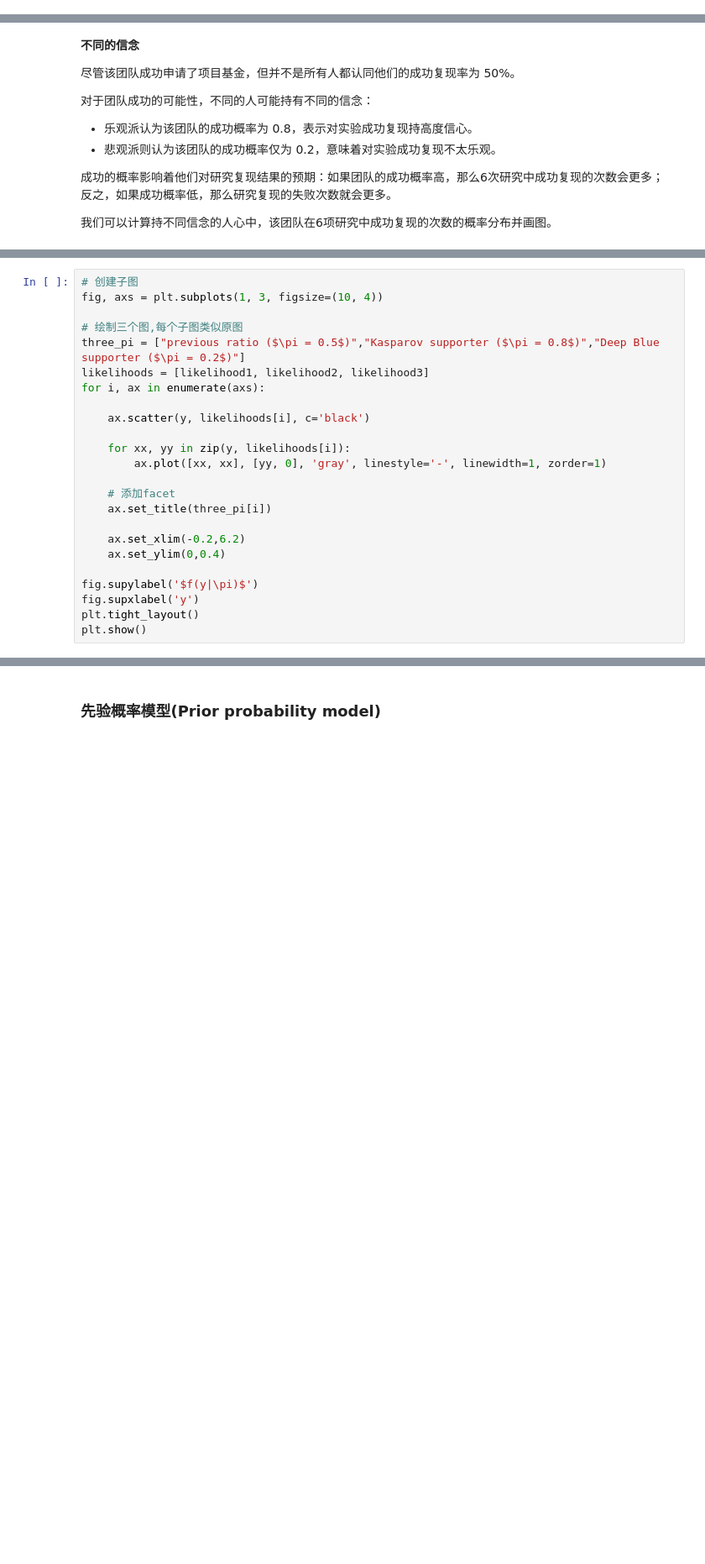
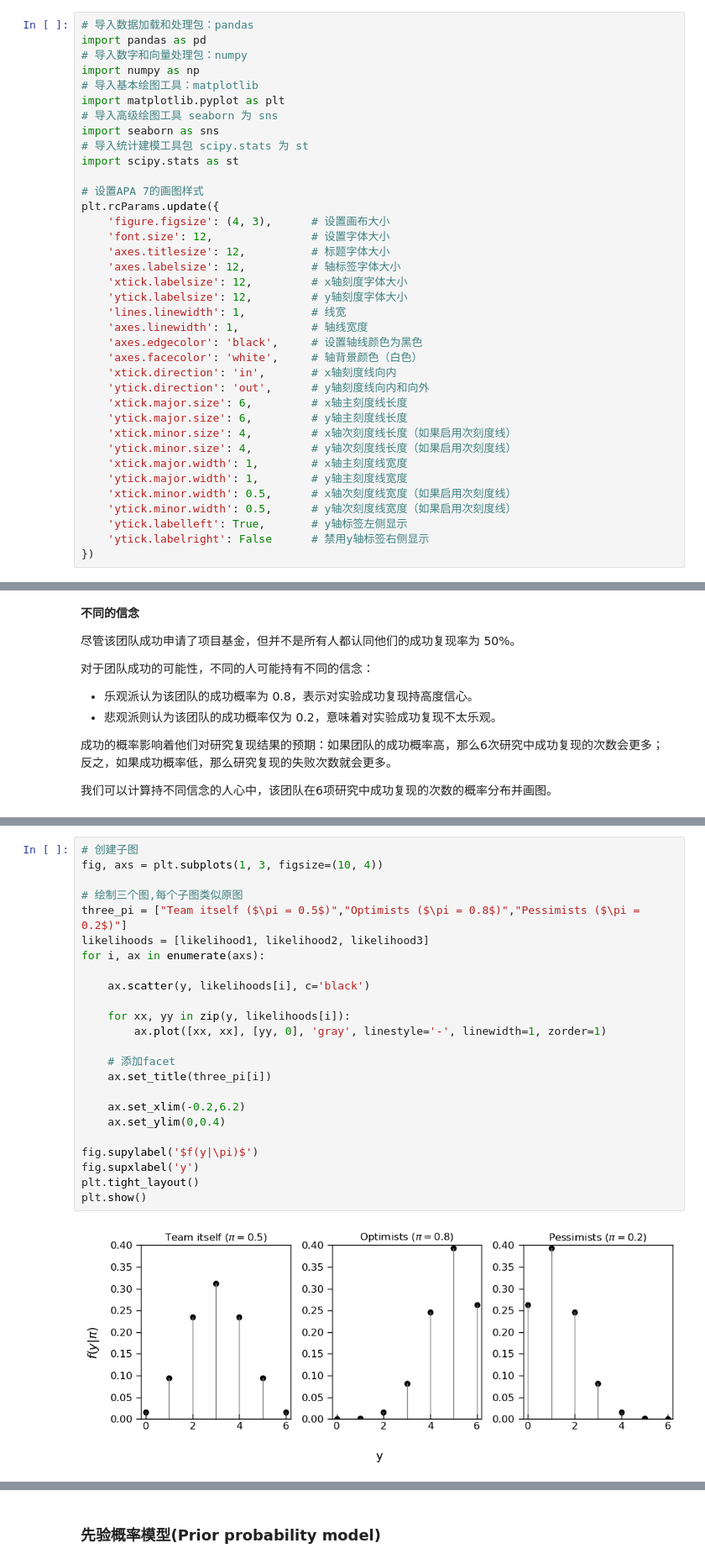
Before and after one commit to Utenna/PyBayesian, a Jupyter notebook: Lecture2.ipynb, the cells around one changed output, grey strips where cells are left out. Shown at 84% size. Drawn from its saved outputs; the diff is of its cells as text; blank space fills up the shorter version.

```diff
--- a/Lecture2.ipynb
+++ b/Lecture2.ipynb
@@ -608 +561,38 @@ $$
+# %%
+# 导入数据加载和处理包：pandas
+import pandas as pd
+# 导入数字和向量处理包：numpy
+import numpy as np
+# 导入基本绘图工具：matplotlib
+import matplotlib.pyplot as plt
+# 导入高级绘图工具 seaborn 为 sns
+import seaborn as sns
+# 导入统计建模工具包 scipy.stats 为 st
+import scipy.stats as st
+
+# 设置APA 7的画图样式
+plt.rcParams.update({
+    'figure.figsize': (4, 3),      # 设置画布大小
+    'font.size': 12,               # 设置字体大小
+    'axes.titlesize': 12,          # 标题字体大小
+    'axes.labelsize': 12,          # 轴标签字体大小
+    'xtick.labelsize': 12,         # x轴刻度字体大小
+    'ytick.labelsize': 12,         # y轴刻度字体大小
+    'lines.linewidth': 1,          # 线宽
+    'axes.linewidth': 1,           # 轴线宽度
+    'axes.edgecolor': 'black',     # 设置轴线颜色为黑色
+    'axes.facecolor': 'white',     # 轴背景颜色（白色）
+    'xtick.direction': 'in',       # x轴刻度线向内
+    'ytick.direction': 'out',      # y轴刻度线向内和向外
+    'xtick.major.size': 6,         # x轴主刻度线长度
+    'ytick.major.size': 6,         # y轴主刻度线长度
+    'xtick.minor.size': 4,         # x轴次刻度线长度（如果启用次刻度线）
+    'ytick.minor.size': 4,         # y轴次刻度线长度（如果启用次刻度线）
+    'xtick.major.width': 1,        # x轴主刻度线宽度
+    'ytick.major.width': 1,        # y轴主刻度线宽度
+    'xtick.minor.width': 0.5,      # x轴次刻度线宽度（如果启用次刻度线）
+    'ytick.minor.width': 0.5,      # y轴次刻度线宽度（如果启用次刻度线）
+    'ytick.labelleft': True,       # y轴标签左侧显示
+    'ytick.labelright': False      # 禁用y轴标签右侧显示
+})
 # %%
@@ -688,26 +700,28 @@ result_table
 # %%
 # 创建子图
 fig, axs = plt.subplots(1, 3, figsize=(10, 4))
 
 # 绘制三个图,每个子图类似原图
-three_pi = ["previous ratio ($\pi = 0.5$)","Kasparov supporter ($\pi = 0.8$)","Deep Blue supporter ($\pi = 0.2$)"]
+three_pi = ["Team itself ($\pi = 0.5$)","Optimists ($\pi = 0.8$)","Pessimists ($\pi = 0.2$)"]
 likelihoods = [likelihood1, likelihood2, likelihood3]
 for i, ax in enumerate(axs):
 
     ax.scatter(y, likelihoods[i], c='black')
 
     for xx, yy in zip(y, likelihoods[i]):
         ax.plot([xx, xx], [yy, 0], 'gray', linestyle='-', linewidth=1, zorder=1)
 
     # 添加facet
     ax.set_title(three_pi[i])
 
     ax.set_xlim(-0.2,6.2)
     ax.set_ylim(0,0.4)
 
 fig.supylabel('$f(y|\pi)$')
 fig.supxlabel('y')
 plt.tight_layout()
 plt.show()
+# %% [output]
+[figure, added]
 # %% [markdown]
 显然，对于乐观派来说，团队取得六次成功的概率远高于其他成功次数。而对于悲观派来说，团队全败的可能性远高于其他成功次数。
```
Also changed, not shown: parts of 65 cells of this notebook.
